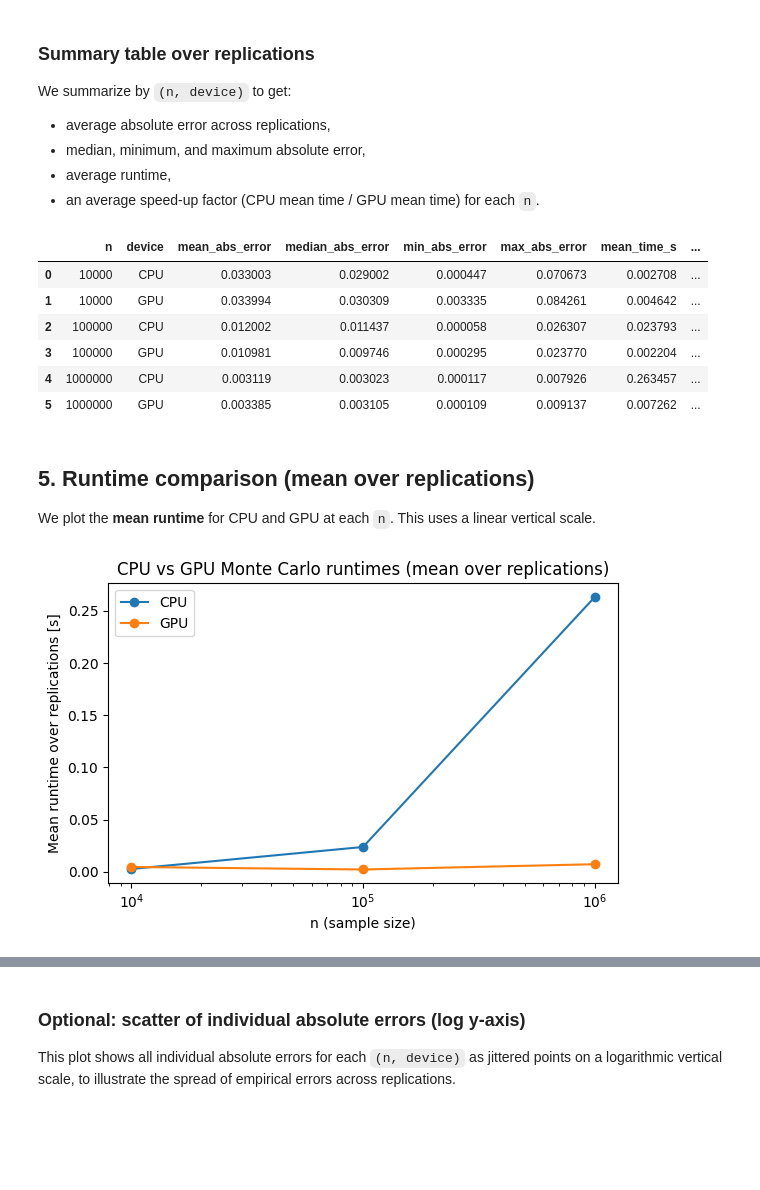
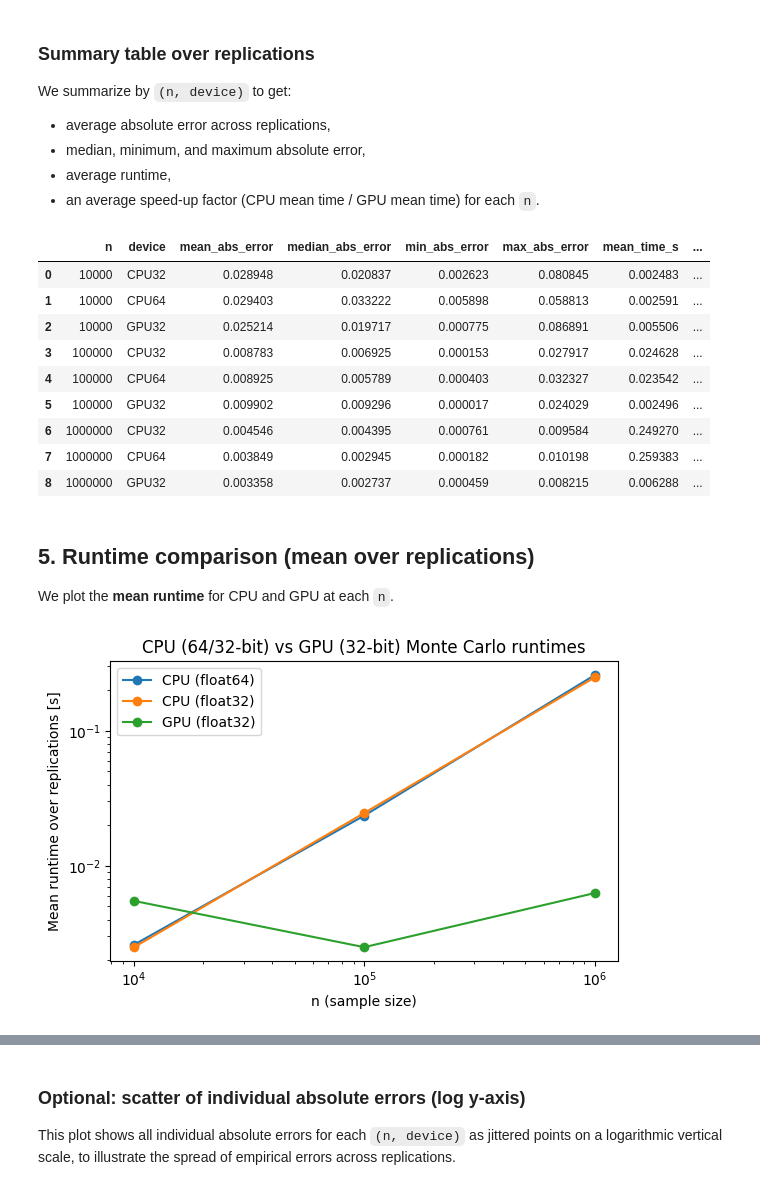
Before and after one commit to QMCSoftware/MATH565Fall2025, a Jupyter notebook: notebooks/GPU_MonteCarlo_Demo.ipynb, the cells around one changed output, grey strips where cells are left out. Drawn from its saved outputs; the diff is of its cells as text; code cells hidden in the pictures; blank space fills up the shorter version.

```diff
--- a/notebooks/GPU_MonteCarlo_Demo.ipynb
+++ b/notebooks/GPU_MonteCarlo_Demo.ipynb
@@ -68,6 +69,14 @@ def mc_cpu_float64(n: int, d: int) -> float:
     vals = np.exp(-0.5 * np.sum(x ** 2, axis=1)) / norm_const
     return float(vals.mean())
 
+def mc_cpu_float32(n: int, d: int) -> float:
+    """Monte Carlo estimator on CPU using NumPy float32, rescaled so true value is 1."""
+    norm_const = (1 / np.sqrt(2.0)) ** d  # 2^(-d/2)
+    x = np.random.normal(size=(n, d)).astype(np.float32)
+    # Compute squared norms in float32
+    sq = np.sum(x ** 2, axis=1, dtype=np.float32)
+    vals = np.exp(-0.5 * sq).astype(np.float32) / np.float32(norm_const)
+    return float(vals.mean(dtype=np.float32))
 
 def mc_gpu_float32(n: int, d: int) -> float:
     """Monte Carlo estimator on GPU/CPU using PyTorch float32, rescaled so true value is 1.
@@ -97,12 +106,12 @@ def time_run(func, *args, **kwargs):
 # %%
 d = 20                 # dimension of the normal vector
 ns = [10_000, 100_000, 1_000_000]
-M = 20                 # number of replications per n (change as desired)
+R = 20                 # number of replications per n (change as desired)
 
 exact_value = 1.0
 print("Dimension d =", d)
 print("Sample sizes n =", ns)
-print("Number of replications M =", M)
+print("Number of replications R =", R)
 print("Exact value (all d):", exact_value)
 # %% [output]
 Dimension d = 20
@@ -184,46 +207,54 @@ summary = (
     )
 )
 
-# Compute mean speed-up per n: CPU_mean_time / GPU_mean_time
+# Compute mean speed-up per n: CPU64_mean_time / GPU32_mean_time
 speedup_records = []
 for n in ns:
-    row_cpu = summary[(summary["n"] == n) & (summary["device"] == "CPU")]
-    row_gpu = summary[(summary["n"] == n) & (summary["device"] == "GPU")]
-    if not row_cpu.empty and not row_gpu.empty:
-        cpu_t = float(row_cpu["mean_time_s"].iloc[0])
-        gpu_t = float(row_gpu["mean_time_s"].iloc[0])
+    row_cpu64 = summary[(summary["n"] == n) & (summary["device"] == "CPU64")]
+    row_gpu32 = summary[(summary["n"] == n) & (summary["device"] == "GPU32")]
+    if not row_cpu64.empty and not row_gpu32.empty:
+        cpu_t = float(row_cpu64["mean_time_s"].iloc[0])
+        gpu_t = float(row_gpu32["mean_time_s"].iloc[0])
         speedup = cpu_t / gpu_t if gpu_t > 0 else np.nan
-        speedup_records.append({"n": n, "mean_speedup_CPU_over_GPU": speedup})
+        speedup_records.append({"n": n, "mean_speedup_CPU64_over_GPU32": speedup})
 
 df_speedup = pd.DataFrame(speedup_records)
 summary_merged = summary.merge(df_speedup, on="n", how="left")
 summary_merged
 # %% [output]
 |  | n | device | mean_abs_error | median_abs_error | min_abs_error | max_abs_error | mean_time_s | ... |
-| 0 | 10000 | CPU | 0.033003 | 0.029002 | 0.000447 | 0.070673 | 0.002708 | ... |
-| 1 | 10000 | GPU | 0.033994 | 0.030309 | 0.003335 | 0.084261 | 0.004642 | ... |
-| 2 | 100000 | CPU | 0.012002 | 0.011437 | 0.000058 | 0.026307 | 0.023793 | ... |
-| 3 | 100000 | GPU | 0.010981 | 0.009746 | 0.000295 | 0.023770 | 0.002204 | ... |
-| 4 | 1000000 | CPU | 0.003119 | 0.003023 | 0.000117 | 0.007926 | 0.263457 | ... |
-| 5 | 1000000 | GPU | 0.003385 | 0.003105 | 0.000109 | 0.009137 | 0.007262 | ... |
+| 0 | 10000 | CPU32 | 0.028948 | 0.020837 | 0.002623 | 0.080845 | 0.002483 | ... |
+| 1 | 10000 | CPU64 | 0.029403 | 0.033222 | 0.005898 | 0.058813 | 0.002591 | ... |
+| 2 | 10000 | GPU32 | 0.025214 | 0.019717 | 0.000775 | 0.086891 | 0.005506 | ... |
+| 3 | 100000 | CPU32 | 0.008783 | 0.006925 | 0.000153 | 0.027917 | 0.024628 | ... |
+| 4 | 100000 | CPU64 | 0.008925 | 0.005789 | 0.000403 | 0.032327 | 0.023542 | ... |
+| 5 | 100000 | GPU32 | 0.009902 | 0.009296 | 0.000017 | 0.024029 | 0.002496 | ... |
+| 6 | 1000000 | CPU32 | 0.004546 | 0.004395 | 0.000761 | 0.009584 | 0.249270 | ... |
+| 7 | 1000000 | CPU64 | 0.003849 | 0.002945 | 0.000182 | 0.010198 | 0.259383 | ... |
+| 8 | 1000000 | GPU32 | 0.003358 | 0.002737 | 0.000459 | 0.008215 | 0.006288 | ... |
 # %% [markdown]
 ## 5. Runtime comparison (mean over replications)
 
-We plot the **mean runtime** for CPU and GPU at each `n`. This uses a linear vertical scale.
+We plot the **mean runtime** for CPU and GPU at each `n`.
 # %%
 fig, ax = plt.subplots(figsize=(6, 4))
 
-for device_name in ["CPU", "GPU"]:
+for device_name, label in [
+    ("CPU64", "CPU (float64)"),
+    ("CPU32", "CPU (float32)"),
+    ("GPU32", "GPU (float32)"),
+]:
     sub = summary[summary["device"] == device_name]
-    ax.plot(sub["n"], sub["mean_time_s"], marker="o", label=device_name)
+    ax.plot(sub["n"], sub["mean_time_s"], marker="o", label=label)
 
 ax.set_xscale("log")
+ax.set_yscale("log")
 ax.set_xlabel("n (sample size)")
 ax.set_ylabel("Mean runtime over replications [s]")
-ax.set_title("CPU vs GPU Monte Carlo runtimes (mean over replications)")
+ax.set_title("CPU (64/32-bit) vs GPU (32-bit) Monte Carlo runtimes")
 ax.legend()
 plt.tight_layout()
 plt.show()
 # %% [output]
-[figure, old version]
+[figure, new version]
 # %% [markdown]
```
Also changed, not shown: parts of 17 cells of this notebook, 4 other files.
